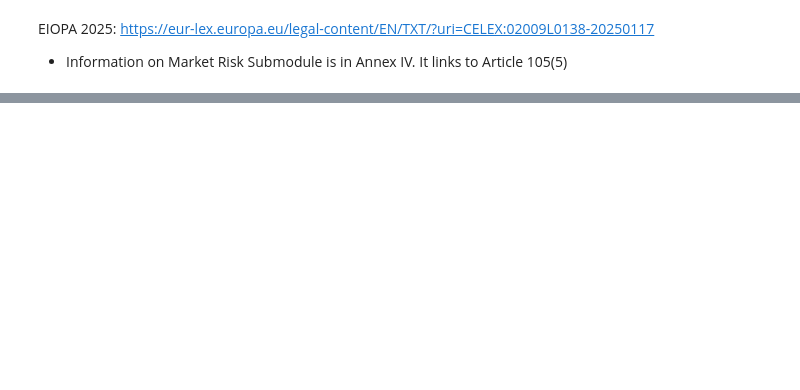
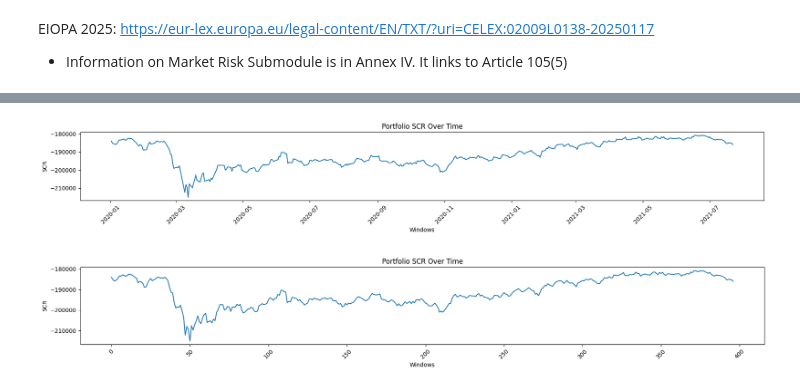
Before and after one commit to nickaskari/master-thesis, a Jupyter notebook: standard_formula/standard_formula.ipynb, the cells around one changed output, grey strips where cells are left out. Cells and saved outputs as stored; diff of their text form; code cells hidden in the pictures; blank space fills up the shorter version.

```diff
--- a/standard_formula/standard_formula.ipynb
+++ b/standard_formula/standard_formula.ipynb
@@ -48,0 +54,9 @@ portfolio_data = {
+# %%
+entire_df = pd.concat([returns_df, test_returns_df])
+
+test_start_date = test_returns_df.index.min()
+test_end_date = test_returns_df.index.max()
+idx = entire_df.index.get_loc(test_end_date)
+idx_start = entire_df.index.get_loc(test_start_date)
+historical_df = entire_df.iloc[idx_start - 252:]
+historical_df.head()
@@ -48,0 +127,9 @@ portfolio_data = {
+# %%
+asset_values = {}
+
+for i, j in enumerate(historical_df.columns):
+    correct_name = name_mapping[j]
+    correct_weight = weights[i]
+    asset_values[correct_name] = correct_weight
+
+asset_values
@@ -48,0 +181,26 @@ portfolio_data = {
+# %%
+sorted_dates = sorted(portfolio_scr_results.keys())
+scr_values = [portfolio_scr_results[date] for date in sorted_dates]
+
+plt.figure(figsize=(18, 3))
+plt.plot(test_returns_df.index[:-3], scr_values, linestyle='-')
+plt.xlabel("Windows")
+plt.ylabel("SCR")
+plt.title("Portfolio SCR Over Time")
+plt.xticks(rotation=45)
+plt.grid(False)
+plt.tight_layout()
+plt.show()
+
+plt.figure(figsize=(18, 3))
+plt.plot(scr_values, linestyle='-')
+plt.xlabel("Windows")
+plt.ylabel("SCR")
+plt.title("Portfolio SCR Over Time")
+plt.xticks(rotation=45)
+plt.grid(False)
+plt.tight_layout()
+plt.show()
+# %% [output]
+[figure, added]
+[figure, added]
```
Also changed, not shown: parts of 21 cells of this notebook, 2 other files.
